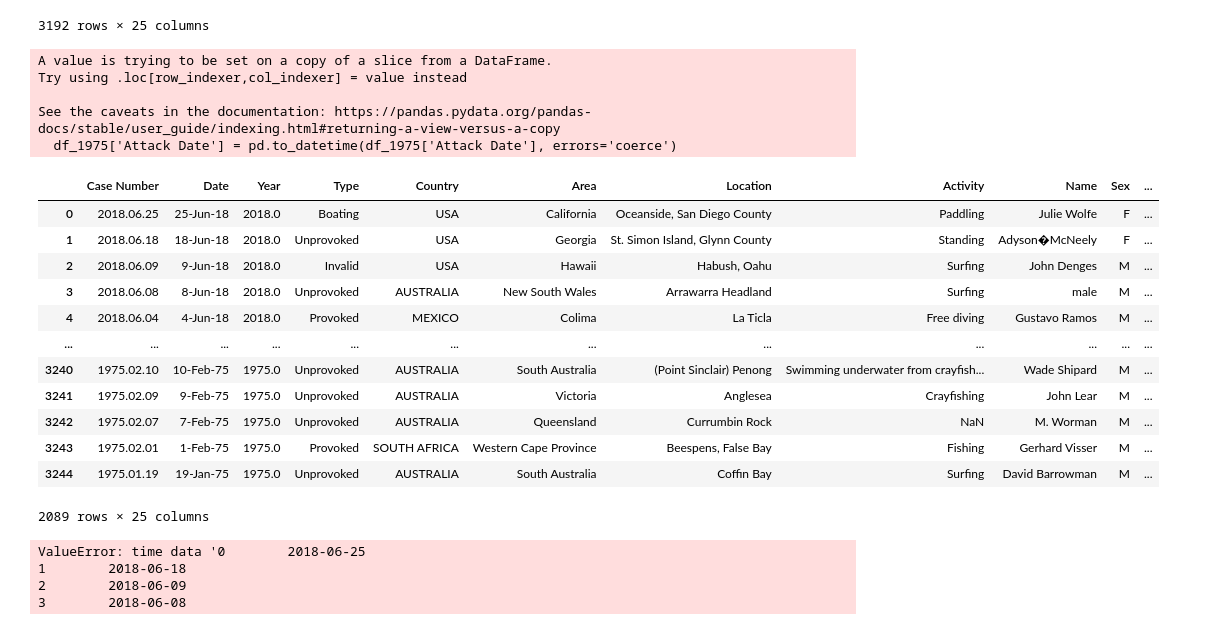
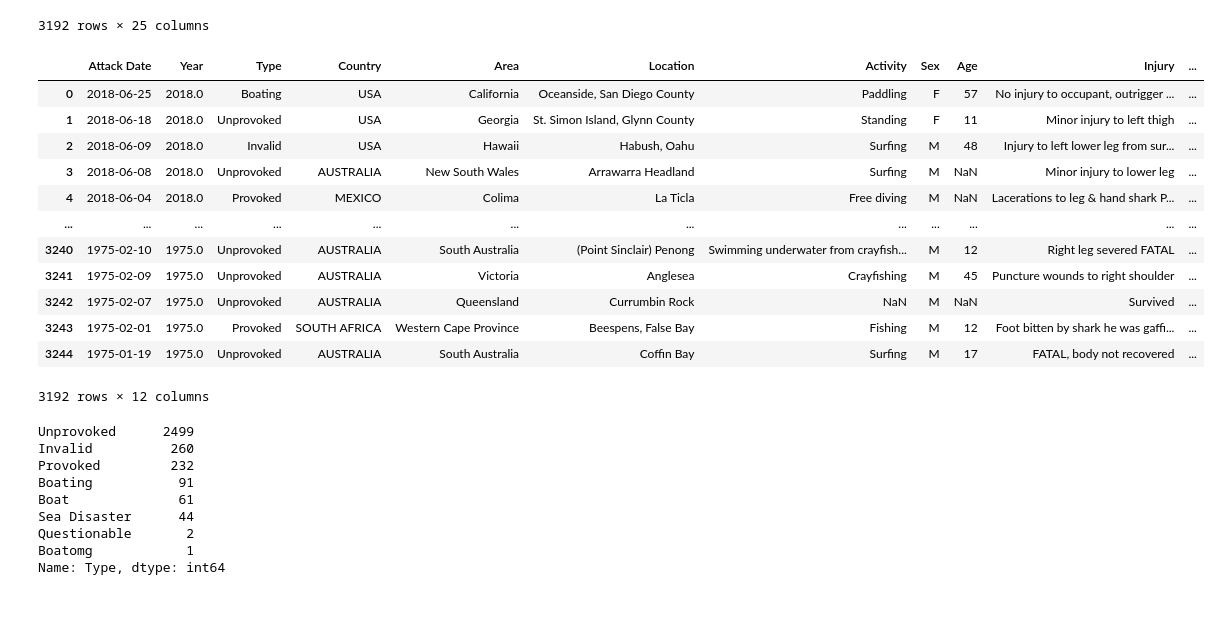
Before and after one commit to staceyj118/Shark-Attacks, a Jupyter notebook: clean_sharks.ipynb, the cells around one changed output. Saved outputs shown, nothing was run; the diff lists cells and outputs as text; code cells hidden in the pictures.

Commit message:
Added some clean-up code to review with group

```diff
--- a/clean_sharks.ipynb
+++ b/clean_sharks.ipynb
@@ -85,36 +83,34 @@ See the caveats in the documentation: https://pandas.pydata.org/pandas-docs/stab
 | 3243 | 1975.02.01 | 1-Feb-75 | 1975.0 | Provoked | SOUTH AFRICA | Western Cape Province | Beespens, False Bay | Fishing | Gerhard Visser | M | ... |
 | 3244 | 1975.01.19 | 19-Jan-75 | 1975.0 | Unprovoked | AUSTRALIA | South Australia | Coffin Bay | Surfing | David Barrowman | M | ... |
 3192 rows × 25 columns
-# %%
-df_1975['Attack Date'] = pd.to_datetime(df_1975['Attack Date'], errors='coerce')
-df_1975 = df_1975.dropna(subset=['Attack Date'])
-#df_1975['Attack Date'] = df_1975['Attack Date'].drop(df.loc[(df.index.month==12)])
-
-df_1975
-# %% [output]
-A value is trying to be set on a copy of a slice from a DataFrame.
-Try using .loc[row_indexer,col_indexer] = value instead
-
-See the caveats in the documentation: https://pandas.pydata.org/pandas-docs/stable/user_guide/indexing.html#returning-a-view-versus-a-copy
-  df_1975['Attack Date'] = pd.to_datetime(df_1975['Attack Date'], errors='coerce')
-|  | Case Number | Date | Year | Type | Country | Area | Location | Activity | Name | Sex | ... |
-| 0 | 2018.06.25 | 25-Jun-18 | 2018.0 | Boating | USA | California | Oceanside, San Diego County | Paddling | Julie Wolfe | F | ... |
-| 1 | 2018.06.18 | 18-Jun-18 | 2018.0 | Unprovoked | USA | Georgia | St. Simon Island, Glynn County | Standing | Adyson�McNeely | F | ... |
-| 2 | 2018.06.09 | 9-Jun-18 | 2018.0 | Invalid | USA | Hawaii | Habush, Oahu | Surfing | John Denges | M | ... |
-| 3 | 2018.06.08 | 8-Jun-18 | 2018.0 | Unprovoked | AUSTRALIA | New South Wales | Arrawarra Headland | Surfing | male | M | ... |
-| 4 | 2018.06.04 | 4-Jun-18 | 2018.0 | Provoked | MEXICO | Colima | La Ticla | Free diving | Gustavo Ramos | M | ... |
-| ... | ... | ... | ... | ... | ... | ... | ... | ... | ... | ... | ... |
-| 3240 | 1975.02.10 | 10-Feb-75 | 1975.0 | Unprovoked | AUSTRALIA | South Australia | (Point Sinclair) Penong | Swimming underwater from crayfish... | Wade Shipard | M | ... |
-| 3241 | 1975.02.09 | 9-Feb-75 | 1975.0 | Unprovoked | AUSTRALIA | Victoria | Anglesea | Crayfishing | John Lear | M | ... |
-| 3242 | 1975.02.07 | 7-Feb-75 | 1975.0 | Unprovoked | AUSTRALIA | Queensland | Currumbin Rock | NaN | M. Worman | M | ... |
-| 3243 | 1975.02.01 | 1-Feb-75 | 1975.0 | Provoked | SOUTH AFRICA | Western Cape Province | Beespens, False Bay | Fishing | Gerhard Visser | M | ... |
-| 3244 | 1975.01.19 | 19-Jan-75 | 1975.0 | Unprovoked | AUSTRALIA | South Australia | Coffin Bay | Surfing | David Barrowman | M | ... |
-2089 rows × 25 columns
-# %%
-df['Attack Date'] = pd.to_datetime(str(df['Attack Date']), format='%Y%m%d')
-df.head()
-# %% [output]
-ValueError: time data '0        2018-06-25
-1        2018-06-18
-2        2018-06-09
-3        2018-06-08
+# %%
+#create a new dataframe with only the important columns ##NOTE. this could probably be done earlier.
+shark_trim = df_1975_clean[["Attack Date","Year","Type","Country","Area","Location","Activity","Sex ","Age","Injury","Fatal (Y/N)","Species "]]
+shark_trim
+# %% [output]
+|  | Attack Date | Year | Type | Country | Area | Location | Activity | Sex | Age | Injury | ... |
+| 0 | 2018-06-25 | 2018.0 | Boating | USA | California | Oceanside, San Diego County | Paddling | F | 57 | No injury to occupant, outrigger ... | ... |
+| 1 | 2018-06-18 | 2018.0 | Unprovoked | USA | Georgia | St. Simon Island, Glynn County | Standing | F | 11 | Minor injury to left thigh | ... |
+| 2 | 2018-06-09 | 2018.0 | Invalid | USA | Hawaii | Habush, Oahu | Surfing | M | 48 | Injury to left lower leg from sur... | ... |
+| 3 | 2018-06-08 | 2018.0 | Unprovoked | AUSTRALIA | New South Wales | Arrawarra Headland | Surfing | M | NaN | Minor injury to lower leg | ... |
+| 4 | 2018-06-04 | 2018.0 | Provoked | MEXICO | Colima | La Ticla | Free diving | M | NaN | Lacerations to leg & hand shark P... | ... |
+| ... | ... | ... | ... | ... | ... | ... | ... | ... | ... | ... | ... |
+| 3240 | 1975-02-10 | 1975.0 | Unprovoked | AUSTRALIA | South Australia | (Point Sinclair) Penong | Swimming underwater from crayfish... | M | 12 | Right leg severed FATAL | ... |
+| 3241 | 1975-02-09 | 1975.0 | Unprovoked | AUSTRALIA | Victoria | Anglesea | Crayfishing | M | 45 | Puncture wounds to right shoulder | ... |
+| 3242 | 1975-02-07 | 1975.0 | Unprovoked | AUSTRALIA | Queensland | Currumbin Rock | NaN | M | NaN | Survived | ... |
+| 3243 | 1975-02-01 | 1975.0 | Provoked | SOUTH AFRICA | Western Cape Province | Beespens, False Bay | Fishing | M | 12 | Foot bitten by shark he was gaffi... | ... |
+| 3244 | 1975-01-19 | 1975.0 | Unprovoked | AUSTRALIA | South Australia | Coffin Bay | Surfing | M | 17 | FATAL, body not recovered | ... |
+3192 rows × 12 columns
+# %%
+shark_trim["Type"].value_counts()
+#need to harmonize the Boating, Boat, Boatomg into Boating // maybe make "Invalid" and "Questionable" to "Unknown Activity"
+# %% [output]
+Unprovoked      2499
+Invalid          260
+Provoked         232
+Boating           91
+Boat              61
+Sea Disaster      44
+Questionable       2
+Boatomg            1
+Name: Type, dtype: int64
```
Also changed, not shown: parts of 16 cells of this notebook.
